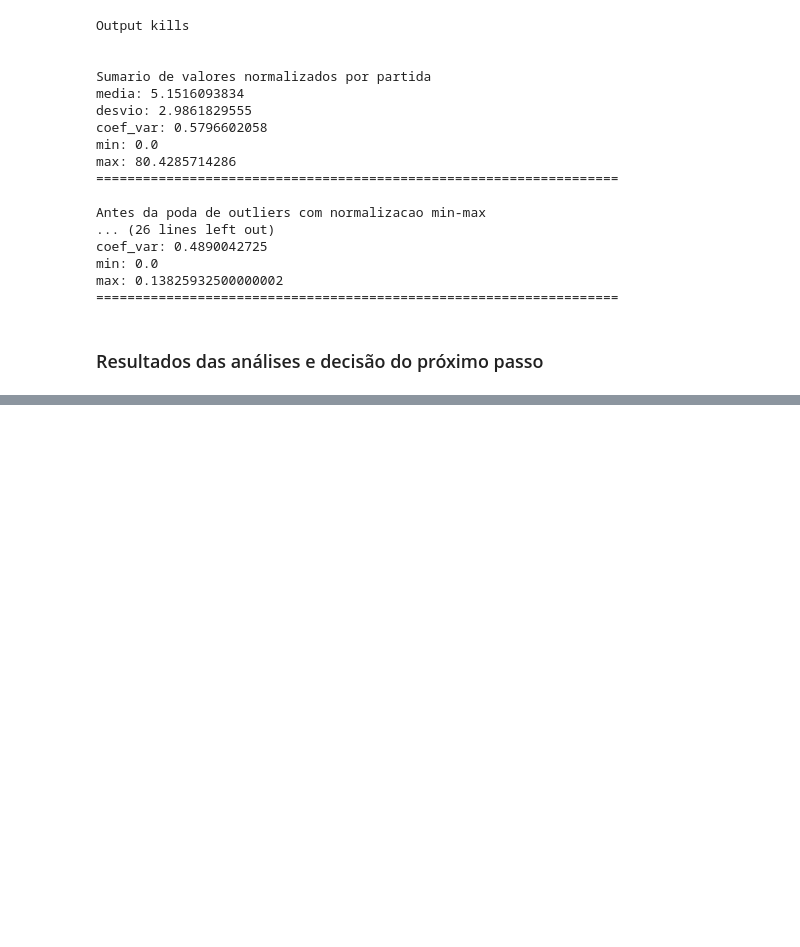
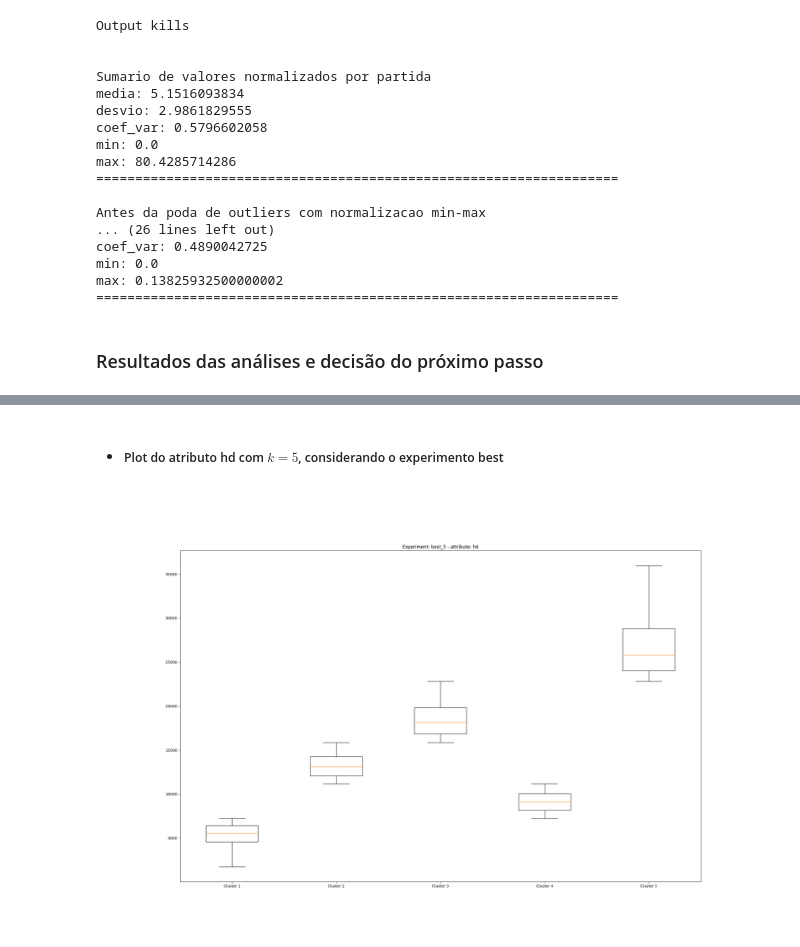
Before and after one commit to gaabrielfranco/notebooks-tcc, a Jupyter notebook: log-tcc.ipynb, the cells around one changed output, grey strips where cells are left out. Drawn from its saved outputs; the diff is of its cells as text; code cells hidden in the pictures; blank space fills up the shorter version.

```diff
--- a/log-tcc.ipynb
+++ b/log-tcc.ipynb
@@ -55,0 +254,6 @@ max: 0.13825932500000002
+# %% [markdown]
+- ##### Plot do atributo hd com $k = 5$, considerando o experimento best
+# %%
+Image(filename='data/best_5_hd.png')
+# %% [output]
+[figure, added]
```
Also changed, not shown: parts of 31 cells of this notebook, 5 other files.
